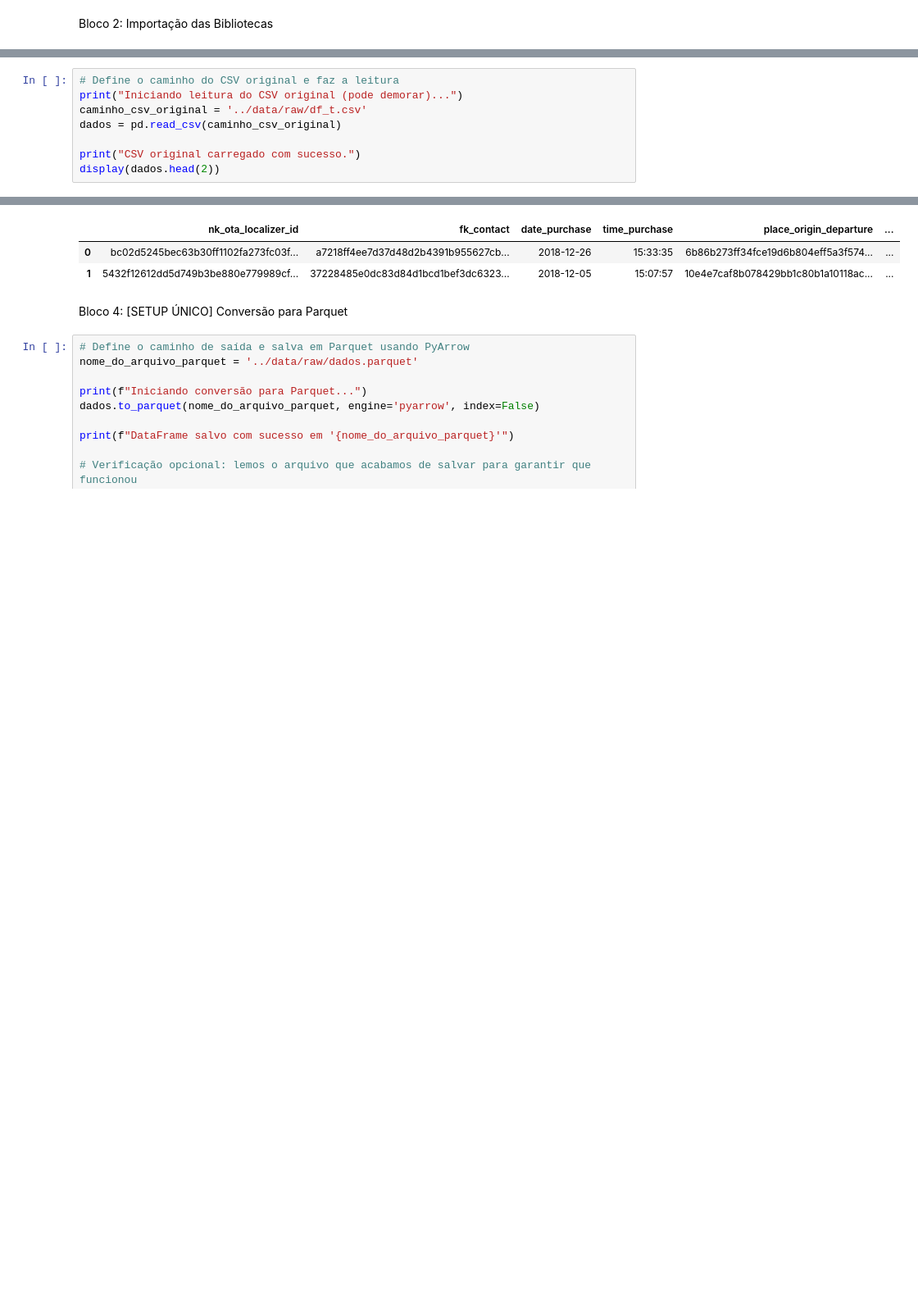
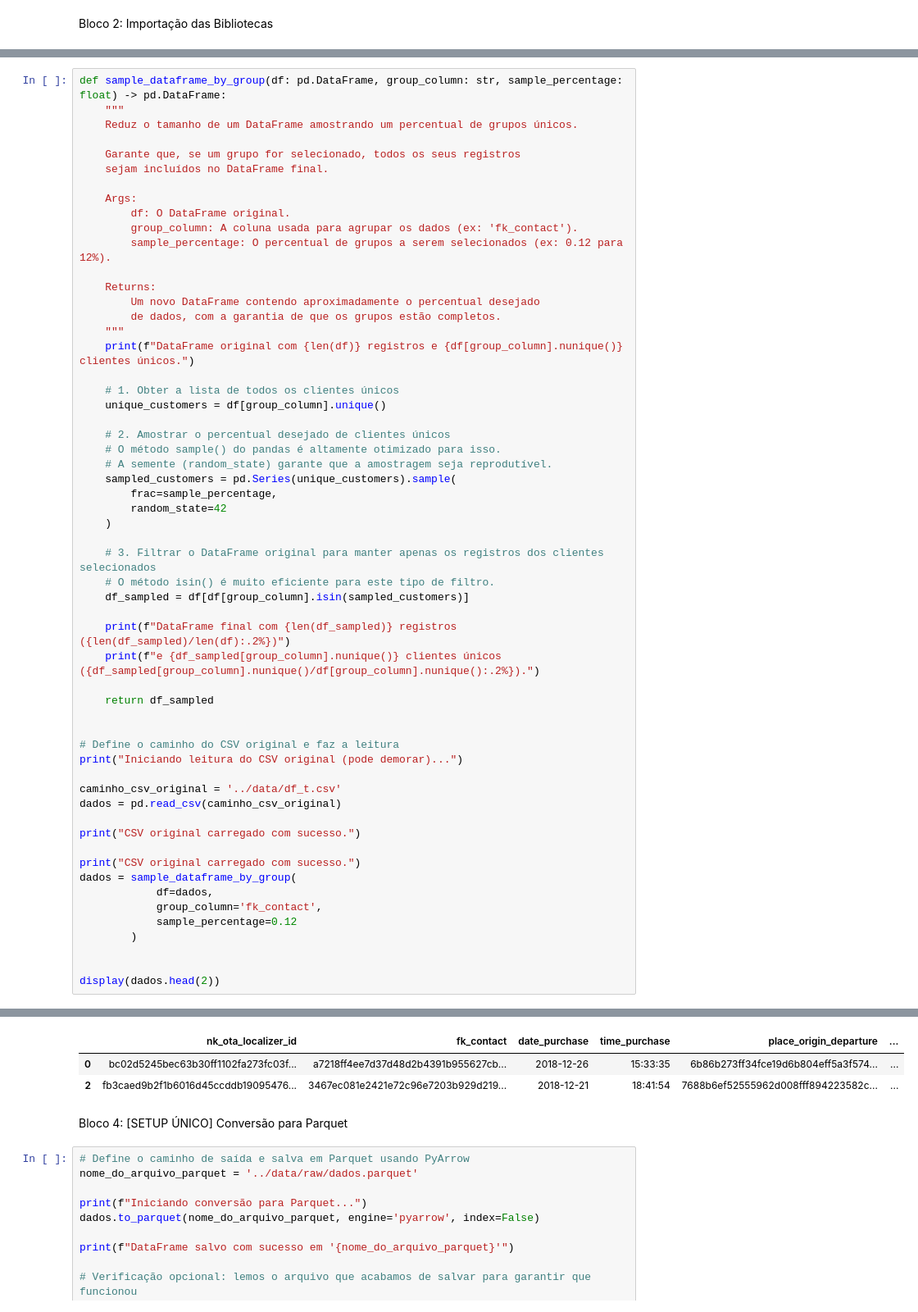
Before and after one commit to carlosclaudinolima/clickplus_gideon, a Jupyter notebook: notebooks/01_Data_Cleaning.ipynb, the cells around one changed output, grey strips where cells are left out. Shown at 82% size. Drawn from its saved outputs; the diff is of its cells as text; blank space fills up the shorter version.

Commit message:
Modelo Treinado dados ok

```diff
--- a/notebooks/01_Data_Cleaning.ipynb
+++ b/notebooks/01_Data_Cleaning.ipynb
@@ -27,10 +33,59 @@ Bloco 3: [SETUP ÚNICO] Leitura do CSV Original
 # %%
+def sample_dataframe_by_group(df: pd.DataFrame, group_column: str, sample_percentage: float) -> pd.DataFrame:
+    """
+    Reduz o tamanho de um DataFrame amostrando um percentual de grupos únicos.
+
+    Garante que, se um grupo for selecionado, todos os seus registros
+    sejam incluídos no DataFrame final.
+
+    Args:
+        df: O DataFrame original.
+        group_column: A coluna usada para agrupar os dados (ex: 'fk_contact').
+        sample_percentage: O percentual de grupos a serem selecionados (ex: 0.12 para 12%).
+
+    Returns:
+        Um novo DataFrame contendo aproximadamente o percentual desejado
+        de dados, com a garantia de que os grupos estão completos.
+    """
+    print(f"DataFrame original com {len(df)} registros e {df[group_column].nunique()} clientes únicos.")
+
+    # 1. Obter a lista de todos os clientes únicos
+    unique_customers = df[group_column].unique()
+
+    # 2. Amostrar o percentual desejado de clientes únicos
+    # O método sample() do pandas é altamente otimizado para isso.
+    # A semente (random_state) garante que a amostragem seja reprodutível.
+    sampled_customers = pd.Series(unique_customers).sample(
+        frac=sample_percentage,
+        random_state=42
+    )
+
+    # 3. Filtrar o DataFrame original para manter apenas os registros dos clientes selecionados
+    # O método isin() é muito eficiente para este tipo de filtro.
+    df_sampled = df[df[group_column].isin(sampled_customers)]
+
+    print(f"DataFrame final com {len(df_sampled)} registros ({len(df_sampled)/len(df):.2%})")
+    print(f"e {df_sampled[group_column].nunique()} clientes únicos ({df_sampled[group_column].nunique()/df[group_column].nunique():.2%}).")
+
+    return df_sampled
+
+
 # Define o caminho do CSV original e faz a leitura
 print("Iniciando leitura do CSV original (pode demorar)...")
-caminho_csv_original = '../data/raw/df_t.csv'
+
+caminho_csv_original = '../data/df_t.csv'
 dados = pd.read_csv(caminho_csv_original)
 
 print("CSV original carregado com sucesso.")
+
+print("CSV original carregado com sucesso.")
+dados = sample_dataframe_by_group(
+            df=dados,
+            group_column='fk_contact',
+            sample_percentage=0.12
+        )
+
+
 display(dados.head(2))
 # %% [output]
 Iniciando leitura do CSV original (pode demorar)...
@@ -38,6 +97,6 @@ CSV original carregado com sucesso.
 |  | nk_ota_localizer_id | fk_contact | date_purchase | time_purchase | place_origin_departure | ... |
 | 0 | bc02d5245bec63b30ff1102fa273fc03f... | a7218ff4ee7d37d48d2b4391b955627cb... | 2018-12-26 | 15:33:35 | 6b86b273ff34fce19d6b804eff5a3f574... | ... |
-| 1 | 5432f12612dd5d749b3be880e779989cf... | 37228485e0dc83d84d1bcd1bef3dc6323... | 2018-12-05 | 15:07:57 | 10e4e7caf8b078429bb1c80b1a10118ac... | ... |
+| 2 | fb3caed9b2f1b6016d45ccddb19095476... | 3467ec081e2421e72c96e7203b929d219... | 2018-12-21 | 18:41:54 | 7688b6ef52555962d008fff894223582c... | ... |
 # %% [markdown]
 Bloco 4: [SETUP ÚNICO] Conversão para Parquet
 # %%
```
Also changed, not shown: parts of 8 cells of this notebook, 10 other files.
